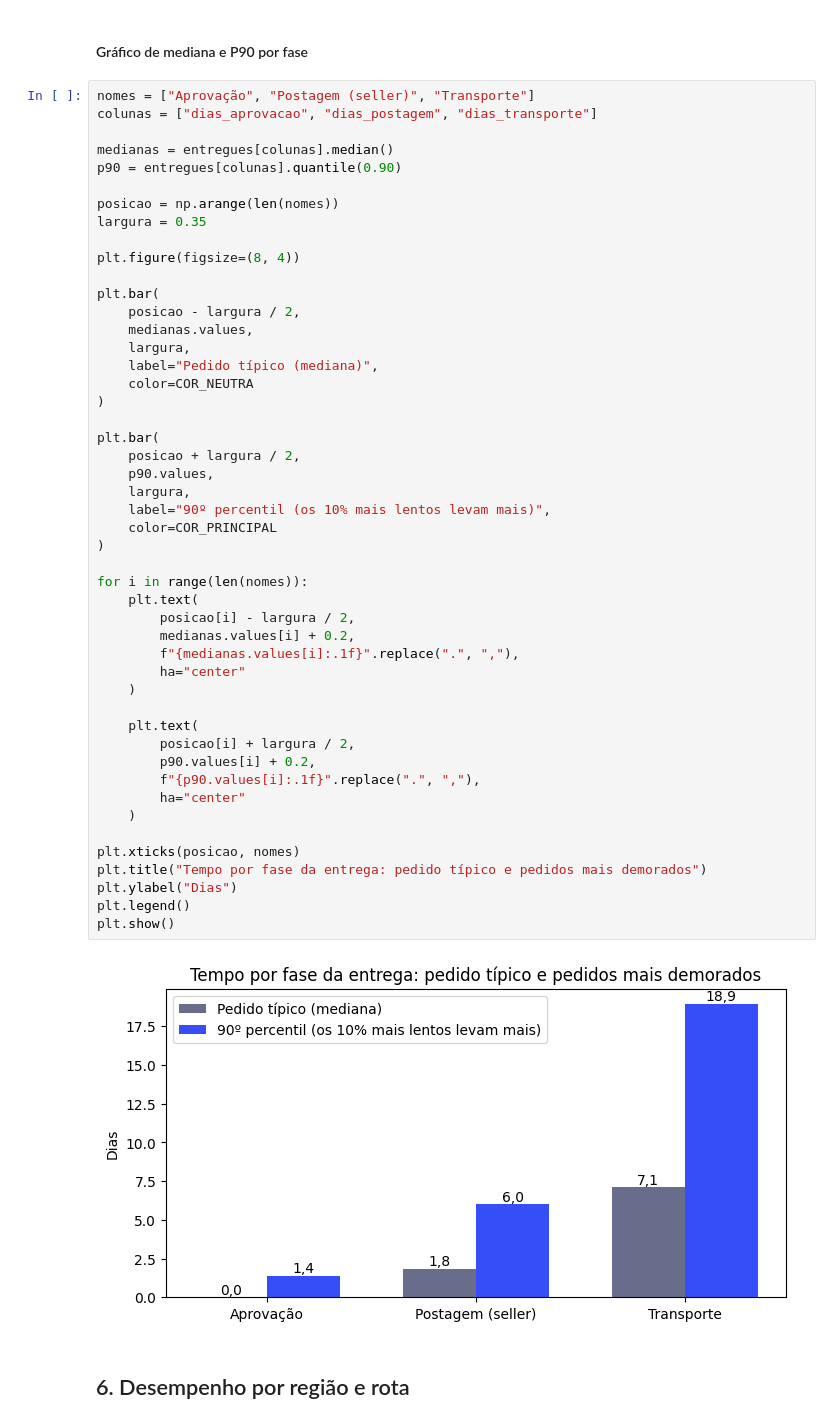
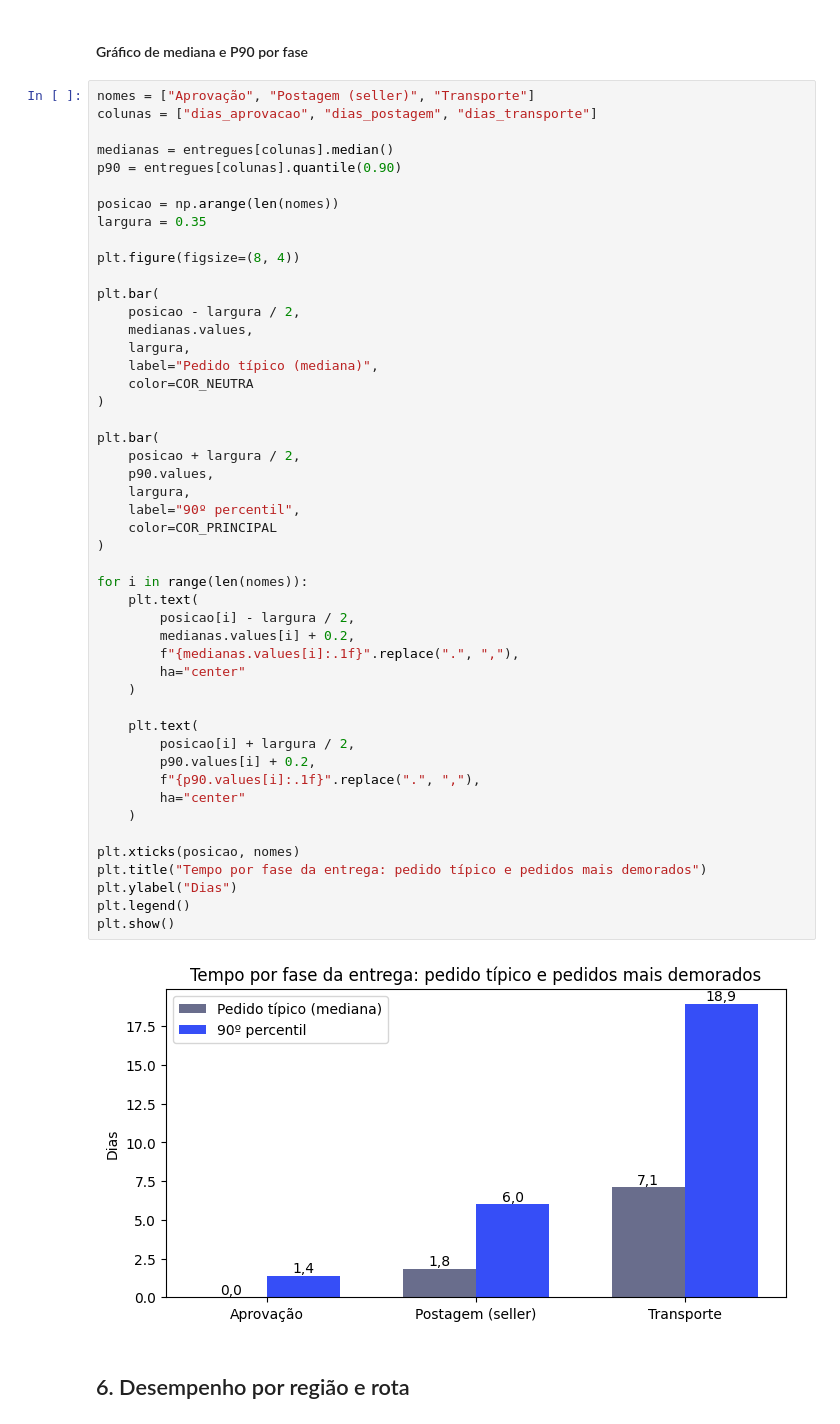
Before and after one commit to caiohc28/Tech_Challenge, a Jupyter notebook: notebooks/Logistica_SLA.ipynb, the cells around one changed output. Cells and saved outputs as stored; diff of their text form.

```diff
--- a/notebooks/Logistica_SLA.ipynb
+++ b/notebooks/Logistica_SLA.ipynb
@@ -252,35 +252,35 @@ plt.bar(
 )
 
 plt.bar(
     posicao + largura / 2,
     p90.values,
     largura,
-    label="90º percentil (os 10% mais lentos levam mais)",
+    label="90º percentil",
     color=COR_PRINCIPAL
 )
 
 for i in range(len(nomes)):
     plt.text(
         posicao[i] - largura / 2,
         medianas.values[i] + 0.2,
         f"{medianas.values[i]:.1f}".replace(".", ","),
         ha="center"
     )
 
     plt.text(
         posicao[i] + largura / 2,
         p90.values[i] + 0.2,
         f"{p90.values[i]:.1f}".replace(".", ","),
         ha="center"
     )
 
 plt.xticks(posicao, nomes)
 plt.title("Tempo por fase da entrega: pedido típico e pedidos mais demorados")
 plt.ylabel("Dias")
 plt.legend()
 plt.show()
 # %% [output]
-[figure, old version]
+[figure, new version]
 # %% [markdown]
 ## 6. Desempenho por região e rota
 # %% [markdown]
```
Also changed, not shown: parts of 1 cell of this notebook, 1 other file.
